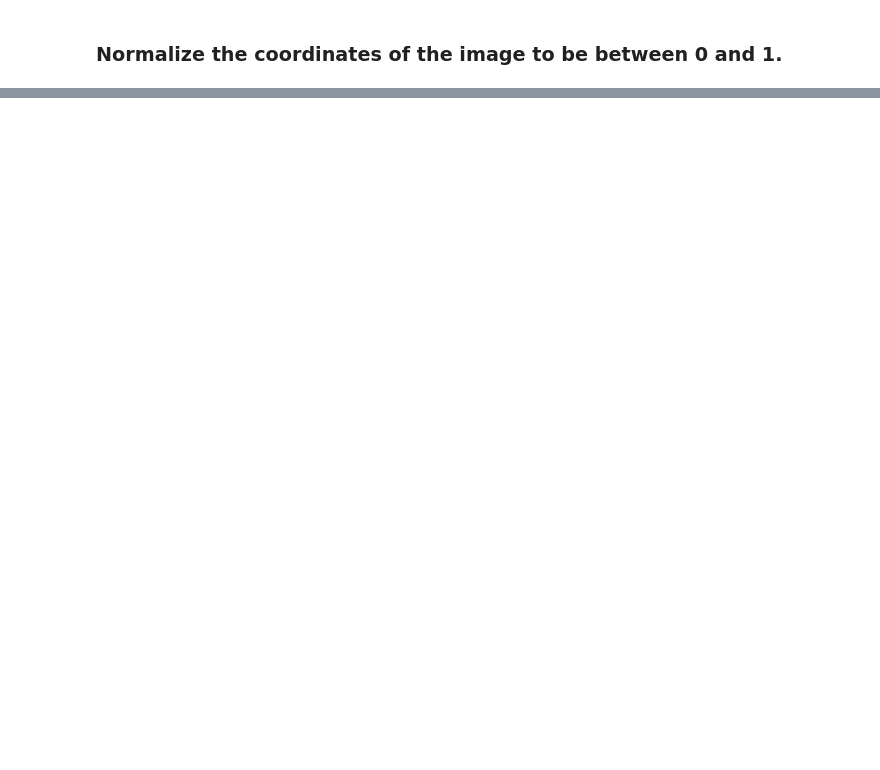
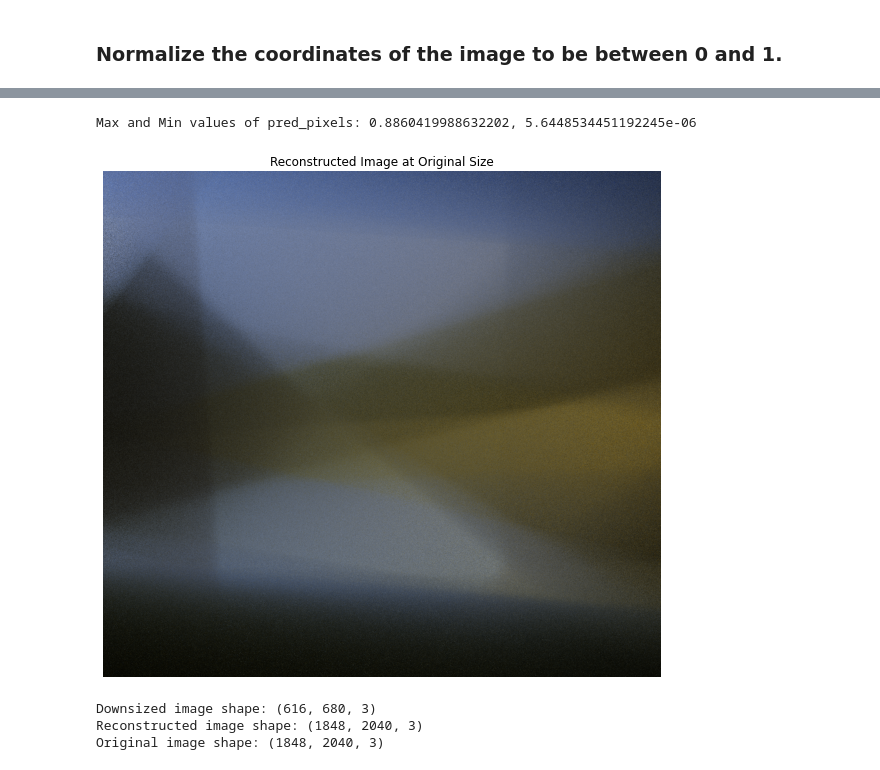
Before and after one commit to MSerraj/ComputationalPhotography, a Jupyter notebook: INR_Single.ipynb, the cells around one changed output, grey strips where cells are left out. Cells and saved outputs as stored; diff of their text form; code cells hidden in the pictures; blank space fills up the shorter version.

```diff
--- a/INR_Single.ipynb
+++ b/INR_Single.ipynb
@@ -198,25 +127,38 @@ Epoch 40, Loss: 7183.293993
 # %%
 # Generate normalized coordinates for the original image size
-original_coords = get_normalized_coordinates(height, width)
+target_coords_normalized = get_normalized_coordinates(height_target, width_target)
 
 # Convert to PyTorch tensor
-original_coords_tensor = torch.from_numpy(original_coords).float().to(device)
+target_coords_tensor = torch.from_numpy(target_coords_normalized).float().to(device)
 
 # Use the trained model to predict the RGB values for these coordinates
 with torch.no_grad():
-    pred_pixels = []
-    batch_size = 2048
-    for i in range(0, original_coords_tensor.shape[0], batch_size):
-        batch_coords = original_coords_tensor[i:i+batch_size]
-        batch_pred = model(batch_coords).cpu().numpy()
-        pred_pixels.append(batch_pred)
+    pred_pixels = model(target_coords_tensor).cpu().numpy()
 
-    pred_pixels = np.vstack(pred_pixels)
-    reconstructed_img = pred_pixels.reshape(height, width, channels)
+print(f"Max and Min values of pred_pixels: {np.max(pred_pixels)}, {np.min(pred_pixels)}")
+
+# Denormalize the RGB values using the mean and std of the resized image (i.e the training data)
+reconstructed_img_reshaped_normalized = pred_pixels.reshape(height_target, width_target, channels)
+# Convert to integer type and denormalize
+reconstructed_img_reshaped_denormalized = (reconstructed_img_reshaped_normalized * 255).astype(np.uint8)
+# IMPORTANT: Need to round the pixels to the nearest integer value and clip them to [0, 255] range
+reconstructed_img_reshaped_denormalized = np.clip(reconstructed_img_reshaped_denormalized, 0, 255)
 
 # Display the reconstructed image
 plt.figure(figsize=(10, 10))
-plt.imshow(reconstructed_img)
+plt.imshow(reconstructed_img_reshaped_denormalized)
 plt.title('Reconstructed Image at Original Size')
 plt.axis('off')
 plt.show()
+
+# Check that the shapes of the reconstructed image and original image are the same
+
+print(f"Downsized image shape: {img_np_resized.shape}")
+print(f"Reconstructed image shape: {reconstructed_img_reshaped_denormalized.shape}")
+print(f"Original image shape: {img_np_original.shape}")
+# %% [output]
+Max and Min values of pred_pixels: 0.8860419988632202, 5.6448534451192245e-06
+[figure, added]
+Downsized image shape: (616, 680, 3)
+Reconstructed image shape: (1848, 2040, 3)
+Original image shape: (1848, 2040, 3)
```
Also changed, not shown: parts of 14 cells of this notebook, 1 other file.
